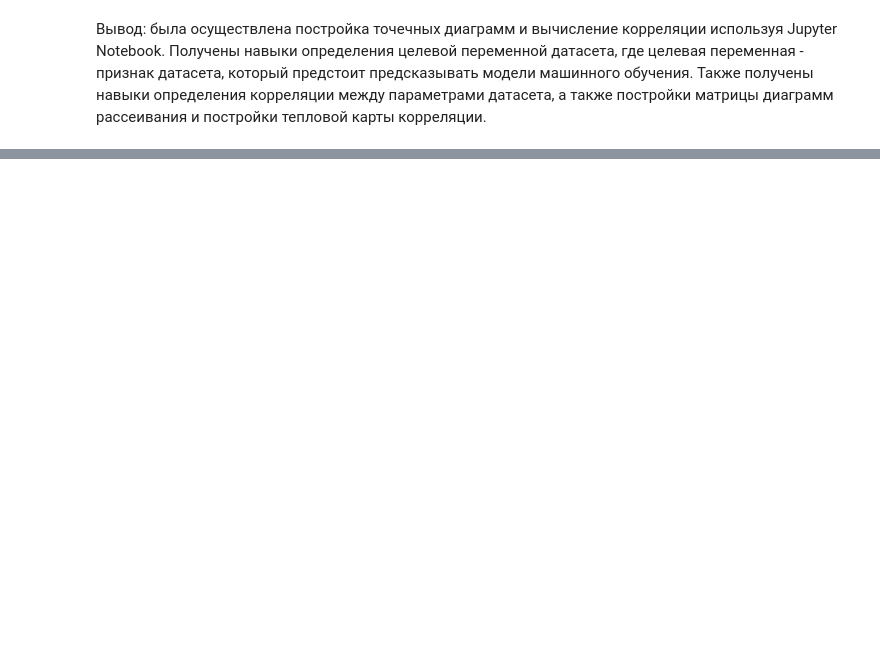
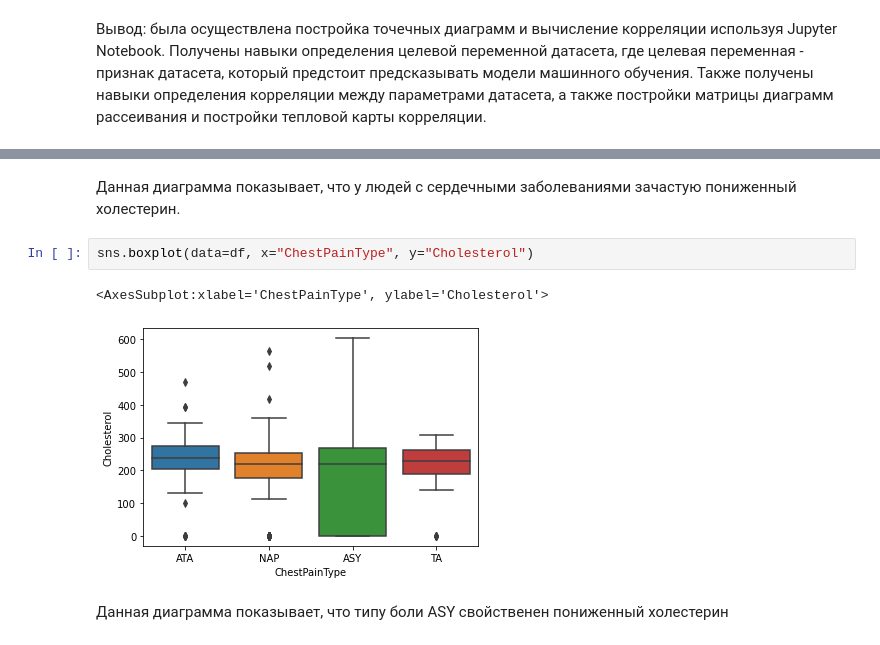
Before and after one commit to Deiwas/analysis_lab2, a Jupyter notebook: lab2.ipynb, the cells around one changed output, grey strips where cells are left out. Saved outputs shown, nothing was run; the diff lists cells and outputs as text; blank space fills up the shorter version.

```diff
--- a/lab2.ipynb
+++ b/lab2.ipynb
@@ -258,0 +294,9 @@ sns.heatmap(df.corr(), annot = True, fmt='.1g')
+# %% [markdown]
+Данная диаграмма показывает, что у людей с сердечными заболеваниями зачастую пониженный холестерин.
+# %%
+sns.boxplot(data=df, x="ChestPainType", y="Cholesterol")
+# %% [output]
+<AxesSubplot:xlabel='ChestPainType', ylabel='Cholesterol'>
+[figure, added]
+# %% [markdown]
+Данная диаграмма показывает, что типу боли ASY свойственен пониженный холестерин
```
Also changed, not shown: parts of 10 cells of this notebook.
